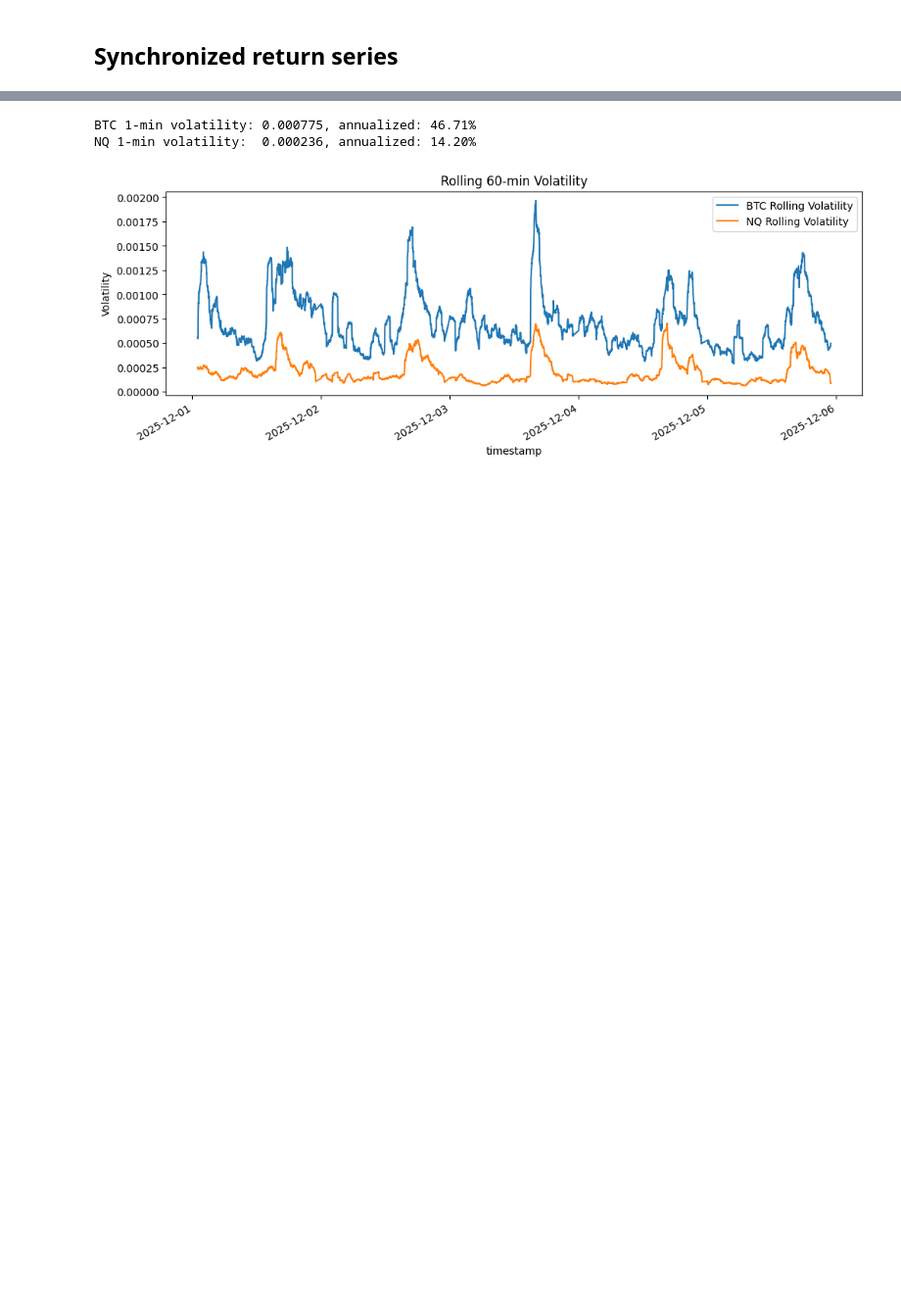
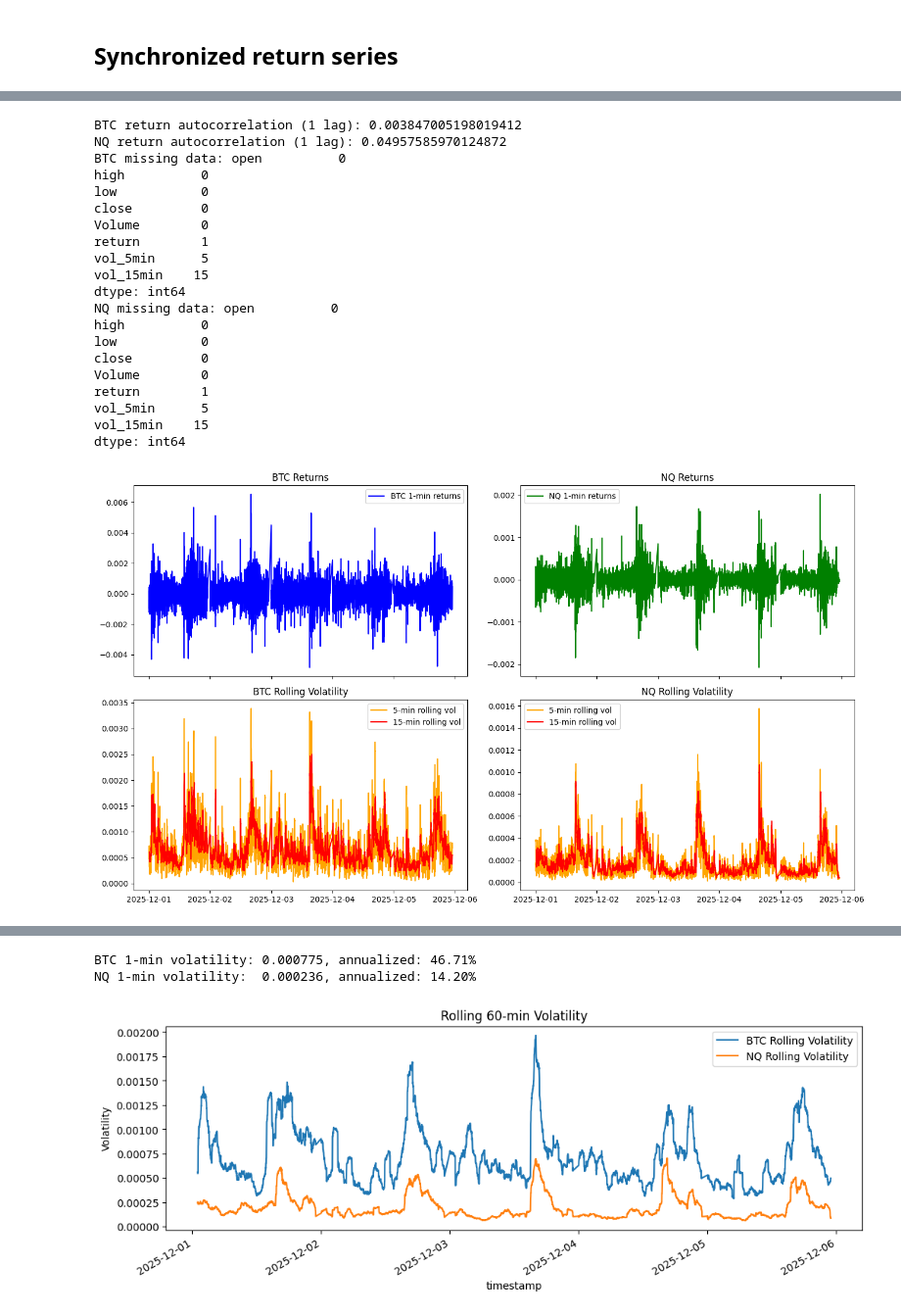
Before and after one commit to AlexSamuseva/Cross-Market-Correlation-Strategy-BTC-NASDAQ-Futures, a Jupyter notebook: Phase_1-Hypothesis_Validation&Data_Preparation/Data Collection & Preprocessing - BTC.ipynb, the cells around one changed output, grey strips where cells are left out. Shown at 98% size. Saved outputs shown, nothing was run; the diff lists cells and outputs as text; code cells hidden in the pictures; blank space fills up the shorter version.

```diff
--- a/Phase_1-Hypothesis_Validation&Data_Preparation/Data Collection & Preprocessing - BTC.ipynb
+++ b/Phase_1-Hypothesis_Validation&Data_Preparation/Data Collection & Preprocessing - BTC.ipynb
@@ -213,0 +264,70 @@ plt.show()
+# %%
+# Initial Volatility & Microstructure Diagnostics
+
+import matplotlib.pyplot as plt
+
+# 1️⃣ Compute 1-minute log returns (if not already done)
+btc["return"] = np.log(btc["close"]).diff()
+nq["return"]  = np.log(nq["close"]).diff()
+
+# 2️⃣ Rolling volatility (5-min and 15-min windows)
+btc["vol_5min"] = btc["return"].rolling(window=5).std()
+btc["vol_15min"] = btc["return"].rolling(window=15).std()
+
+nq["vol_5min"] = nq["return"].rolling(window=5).std()
+nq["vol_15min"] = nq["return"].rolling(window=15).std()
+
+# 3️⃣ Quick microstructure checks
+print("BTC return autocorrelation (1 lag):", btc["return"].autocorr(lag=1))
+print("NQ return autocorrelation (1 lag):", nq["return"].autocorr(lag=1))
+
+print("BTC missing data:", btc.isna().sum())
+print("NQ missing data:", nq.isna().sum())
+
+# 4️⃣ Plot returns and rolling volatility
+fig, axes = plt.subplots(2, 2, figsize=(14, 8), sharex=True)
+
+# BTC
+axes[0, 0].plot(btc["return"], label="BTC 1-min returns", color="blue")
+axes[0, 0].set_title("BTC Returns")
+axes[0, 0].legend()
+
+axes[1, 0].plot(btc["vol_5min"], label="5-min rolling vol", color="orange")
+axes[1, 0].plot(btc["vol_15min"], label="15-min rolling vol", color="red")
+axes[1, 0].set_title("BTC Rolling Volatility")
+axes[1, 0].legend()
+
+# NQ
+axes[0, 1].plot(nq["return"], label="NQ 1-min returns", color="green")
+axes[0, 1].set_title("NQ Returns")
+axes[0, 1].legend()
+
+axes[1, 1].plot(nq["vol_5min"], label="5-min rolling vol", color="orange")
+axes[1, 1].plot(nq["vol_15min"], label="15-min rolling vol", color="red")
+axes[1, 1].set_title("NQ Rolling Volatility")
+axes[1, 1].legend()
+
+plt.tight_layout()
+plt.show()
+# %% [output]
+BTC return autocorrelation (1 lag): 0.003847005198019412
+NQ return autocorrelation (1 lag): 0.04957585970124872
+BTC missing data: open          0
+high          0
+low           0
+close         0
+Volume        0
+return        1
+vol_5min      5
+vol_15min    15
+dtype: int64
+NQ missing data: open          0
+high          0
+low           0
+close         0
+Volume        0
+return        1
+vol_5min      5
+vol_15min    15
+dtype: int64
+[figure, added]
```
Also changed, not shown: parts of 18 cells of this notebook, 7 other files.
